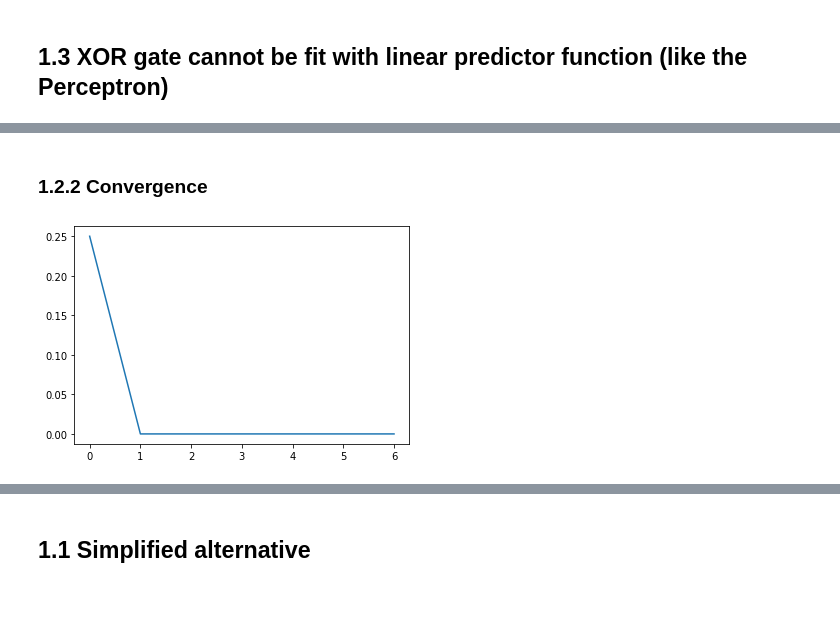
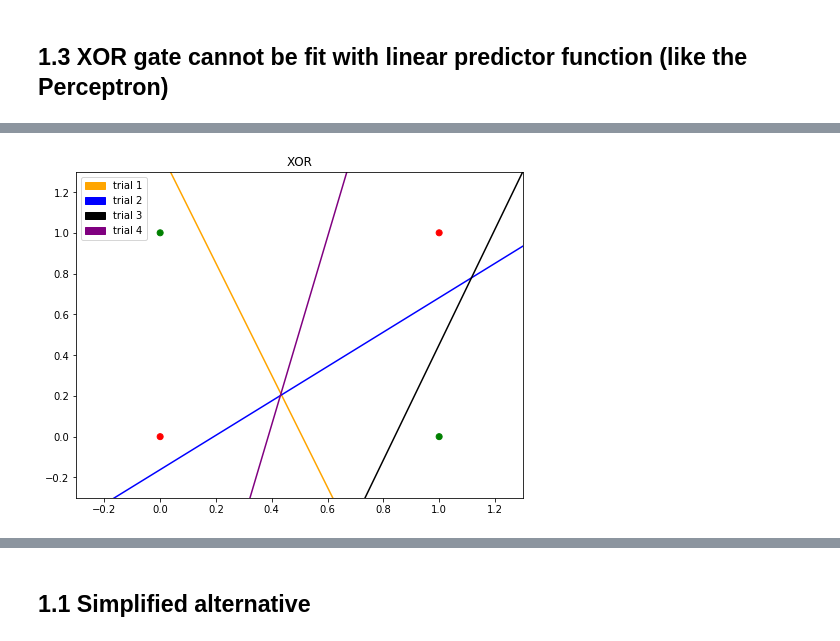
Before and after one commit to Kasparow/ml_project, a Jupyter notebook: task1.ipynb, the cells around one changed output, grey strips where cells are left out. Cells and saved outputs as stored; diff of their text form; code cells hidden in the pictures; blank space fills up the shorter version.

Commit message:
add plots for xor case

```diff
--- a/task1.ipynb
+++ b/task1.ipynb
@@ -149,9 +135,36 @@ perceptron.plot_graph(X, y, x1, x2)
-# %% [markdown]
-### 1.2.2 Convergence
-# %%
-import matplotlib.pyplot as plt
-
-plt.plot(range(7), cls_errors[:7])
-plt.show()
-# %% [output]
-[figure, removed]
+# %%
+# Learning the decision boundary
+
+case = dataset["xor"]
+X = np.array(case["X"])
+y = np.array(case["y"])
+
+trials = {
+    "trial 1": {"color": "orange"},
+    "trial 2": {"color": "blue"},
+    "trial 3": {"color": "black"},
+    "trial 4": {"color": "purple"}
+}
+for k, v in trials.items():
+    coefs, cls_errors = perceptron.fit(perceptron.insert_intercept(X), y, max_epochs=15)
+    v["coefs"] = coefs
+    v["cls_errors"] = cls_errors
+
+
+plt.figure(figsize=(8, 6))
+plt.xlim(-0.30, 1.30)
+plt.ylim(-0.30, 1.30)
+plt.scatter(X[:,0], X[:,1], c=get_colors(y))
+
+patches = []
+xx = np.linspace(-0.5, 1.5, 10)
+for k, v in trials.items():
+    patches.append(mpatches.Patch(color=v["color"], label=k))
+    yy = perceptron.decision_function2d(xx, v["coefs"])
+    plt.plot(xx, yy, color=v["color"])  # decision boundary
+
+plt.title("XOR")
+plt.legend(handles=patches)
+plt.show()
+# %% [output]
+[figure, added]
```
Also changed, not shown: parts of 13 cells of this notebook.
